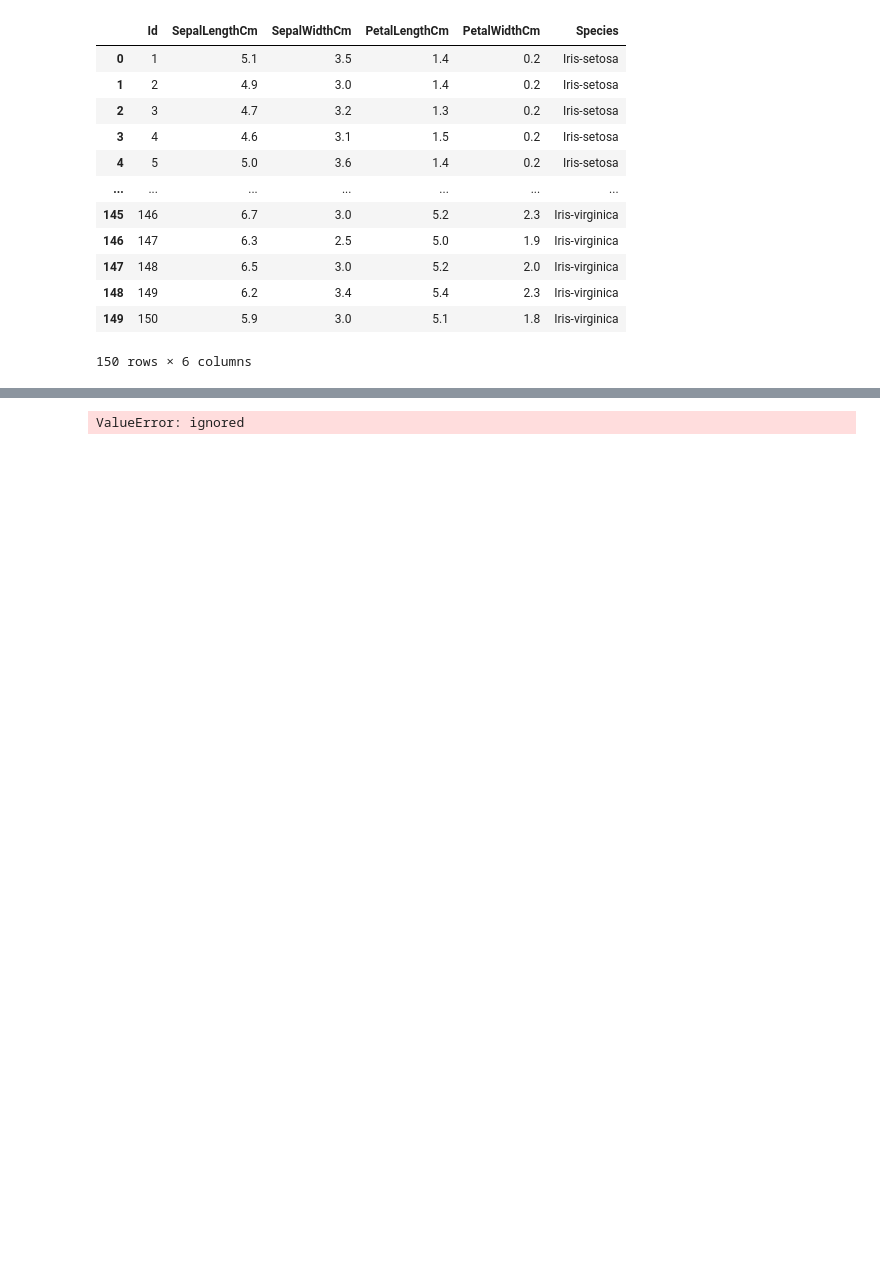
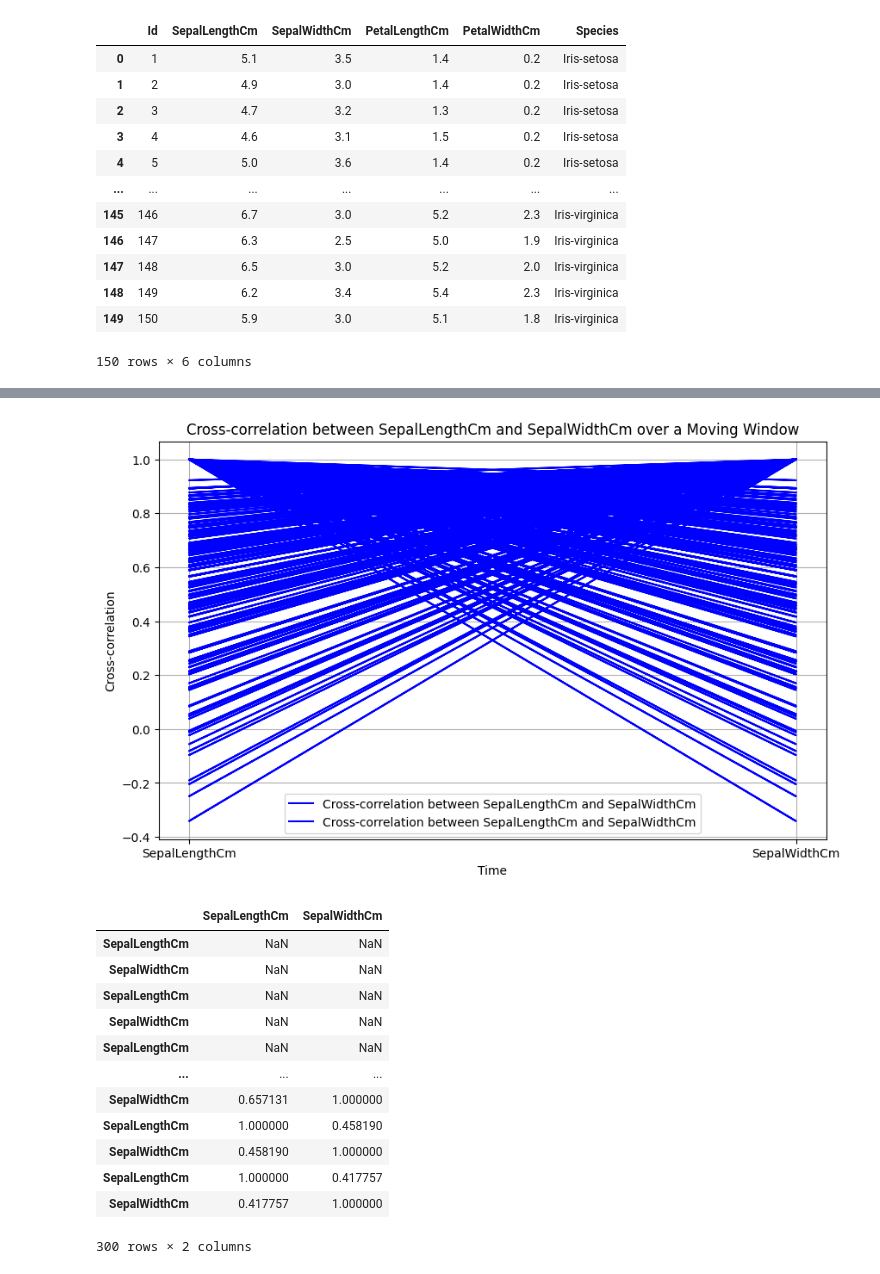
Before and after one commit to alessandro-rubin/databricks_training, a Jupyter notebook: Correlation.ipynb, the cells around one changed output, grey strips where cells are left out. Cells and saved outputs as stored; diff of their text form; code cells hidden in the pictures; blank space fills up the shorter version.

```diff
--- a/Correlation.ipynb
+++ b/Correlation.ipynb
@@ -219,32 +219,45 @@ def moving_window_cross_correlation(df, window_size, features_to_correlate):
     - features_to_correlate (list): A list of feature names to compute cross-correlation for.
 
     Returns:
     - None (plots the result).
     """
 
     # Compute the cross-correlation between specified features over the moving window
     correlation_series = df[features_to_correlate].rolling(window=window_size).corr()
     # Filter the correlation results to keep only the cross-correlation coefficients
-    correlation_result = correlation_series.loc[:, pd.IndexSlice[features_to_correlate[0], features_to_correlate[1]]].droplevel(0, axis=1)
+    correlation_result = correlation_series.loc[:, pd.IndexSlice[features_to_correlate[0], features_to_correlate[1]]].droplevel(0, axis=0)
 
     # Plot the cross-correlation result
     plt.figure(figsize=(10, 6))
     plt.plot(correlation_result, label=f'Cross-correlation between {features_to_correlate[0]} and {features_to_correlate[1]}', color='blue')
     plt.title(f'Cross-correlation between {features_to_correlate[0]} and {features_to_correlate[1]} over a Moving Window')
     plt.xlabel('Time')
     plt.ylabel('Cross-correlation')
     plt.legend()
     plt.grid(True)
     plt.show()
     return correlation_result
 
 
 
 # Define the window size and features to correlate
 window_size = 10
 features_to_correlate = ['SepalLengthCm', 'SepalWidthCm']
 
 # Compute and plot cross-correlation
 moving_window_cross_correlation(pdf, window_size, features_to_correlate)
 # %% [output]
+[figure, added]
+|  | SepalLengthCm | SepalWidthCm |
+| SepalLengthCm | NaN | NaN |
+| SepalWidthCm | NaN | NaN |
+| SepalLengthCm | NaN | NaN |
+| SepalWidthCm | NaN | NaN |
+| SepalLengthCm | NaN | NaN |
+| ... | ... | ... |
+| SepalWidthCm | 0.657131 | 1.000000 |
+| SepalLengthCm | 1.000000 | 0.458190 |
+| SepalWidthCm | 0.458190 | 1.000000 |
+| SepalLengthCm | 1.000000 | 0.417757 |
+| SepalWidthCm | 0.417757 | 1.000000 |
-ValueError: ignored
+300 rows × 2 columns
```
Also changed, not shown: parts of 1 cell of this notebook.
